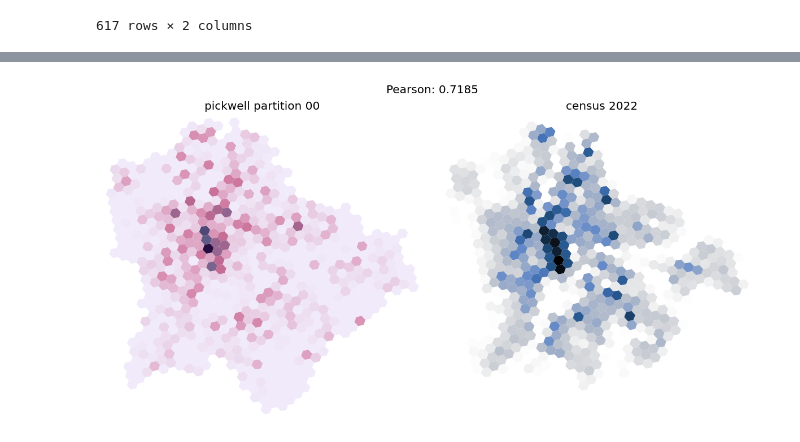
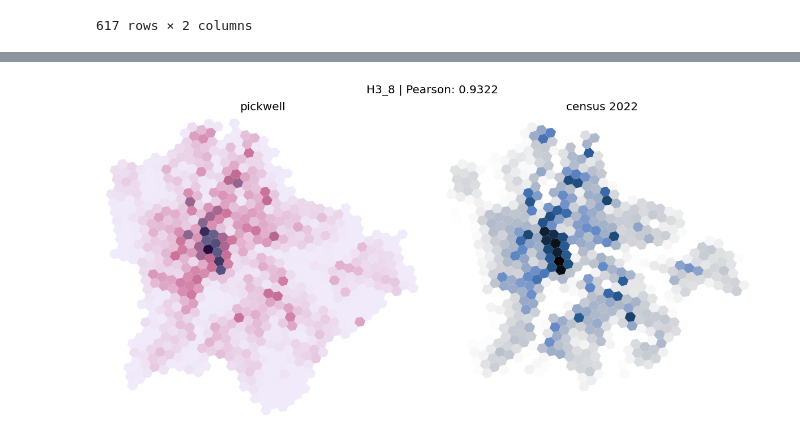
Before and after one commit to ANETILab/wp7_data_processing, a Jupyter notebook: src/06_analyze_home_and_work_locations.ipynb, the cells around one changed output, grey strips where cells are left out. Cells and saved outputs as stored; diff of their text form; code cells hidden in the pictures.

Commit message:
Compare detected population by census data GH-9

```diff
--- a/src/06_analyze_home_and_work_locations.ipynb
+++ b/src/06_analyze_home_and_work_locations.ipynb
@@ -40,3 +41,11 @@ hw8 = pl.read_csv(f"{OUTPUT}/home_work_00_h3_8.csv")
+# %%
+hw = pl.DataFrame()
+for i in range(256):
+    temp = pl.read_csv(
+        f"{config['dirs']['output']}/{config['city']}/homes/{VARIANT}/home_work_{i:02x}_h3_{RES}.csv"
+    )
+    hw = pl.concat([hw, temp])
+    del temp
 # %%
-home_count_8 = sum_locations_in_hexagons(hw8, "h3_8_home")
-work_count_8 = sum_locations_in_hexagons(hw8, "h3_8_work")
+home_count = sum_locations_in_hexagons(hw, f"h3_{RES}_home")
+work_count = sum_locations_in_hexagons(hw, f"h3_{RES}_work")
@@ -60,8 +52,8 @@ shape: (1_391, 2)
 # %%
-h8 = gpd.read_file("../data/h3/budapest/8.geojson")
+h3_geo = gpd.read_file(f"../data/h3/budapest/{RES}.geojson")
 # %%
-h8_homes = h8.merge(
-    home_count_8.rename({"h3_8_home": "h3"}).to_pandas(), on="h3", how="left"
+h3_homes = h3_geo.merge(
+    home_count.rename({f"h3_{RES}_home": "h3"}).to_pandas(), on="h3", how="left"
 ).fillna(0)
 # %%
 corr = (
@@ -109,20 +83,23 @@ h8.merge(
 # %%
 fig, axs = plt.subplots(layout="constrained", ncols=2, figsize=(10, 5), dpi=120)
-h8_homes.to_crs(23700).plot(ax=axs[0], column="count", cmap=cm.acton_r)
-axs[0].set_title("pickwell partition 00")
+h3_homes.to_crs(23700).plot(ax=axs[0], column="count", cmap=cm.acton_r)
+axs[0].set_title("pickwell")
 axs[1].set_title("census 2022")
-fig.suptitle(f"Pearson: {corr:0.04f}")
-h8.merge(
-    census8[["h3_id", "pop"]].rename({"h3_id": "h3"}).to_pandas(), on="h3", how="left"
+fig.suptitle(f"H3_{RES} | Pearson: {corr:0.04f}")
+h3_geo.merge(
+    census[["h3_id", "pop"]].rename({"h3_id": "h3"}).to_pandas(), on="h3", how="left"
 ).fillna(0).to_crs(23700).plot(ax=axs[1], column="pop", cmap=cm.oslo_r)
 for i in range(2):
     axs[i].margins(0.01)
     _ = axs[i].axis("off")
-for i in config["formats"]:
+for i in plotting_config["formats"]:
+    suffix = ""
+    if VARIANT != "":
+        suffix = f"_{VARIANT}"
     fig.savefig(
-        f"../output/figures/detected_population_00.{i}",
+        f"../output/budapest/figures/detected_population_{RES}{suffix}.{i}",
         pad_inches=0,
-        metadata=config["metadata"][i],
+        metadata=plotting_config["metadata"][i],
     )
 # %% [output]
-[figure, old version]
+[figure, new version]
```
Also changed, not shown: parts of 8 cells of this notebook.
